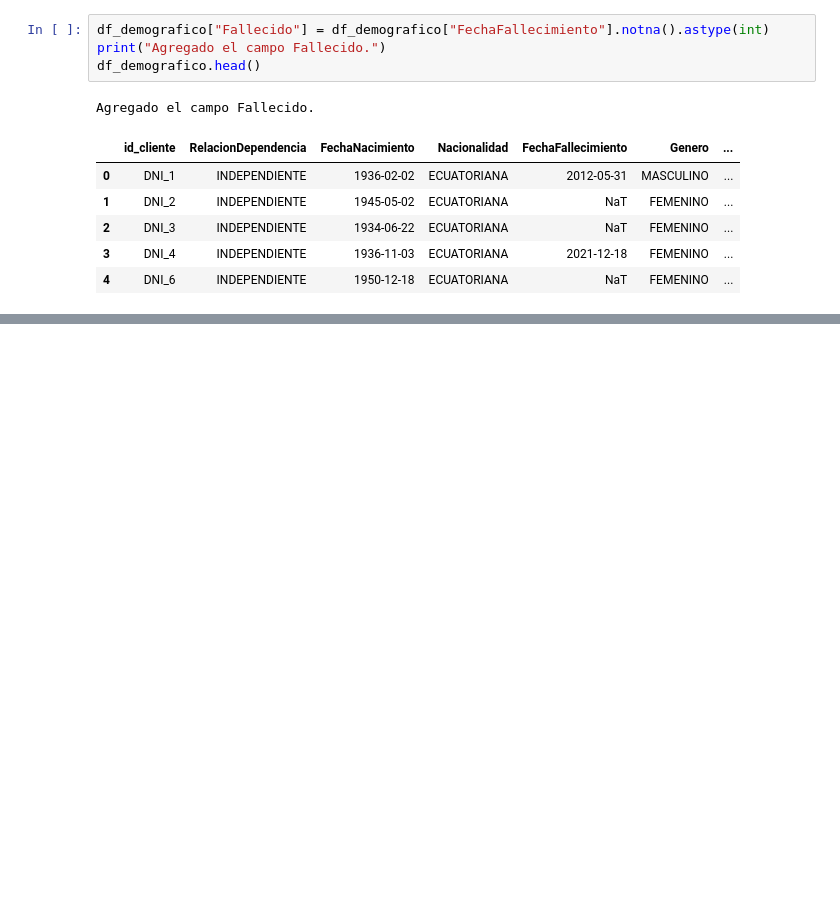
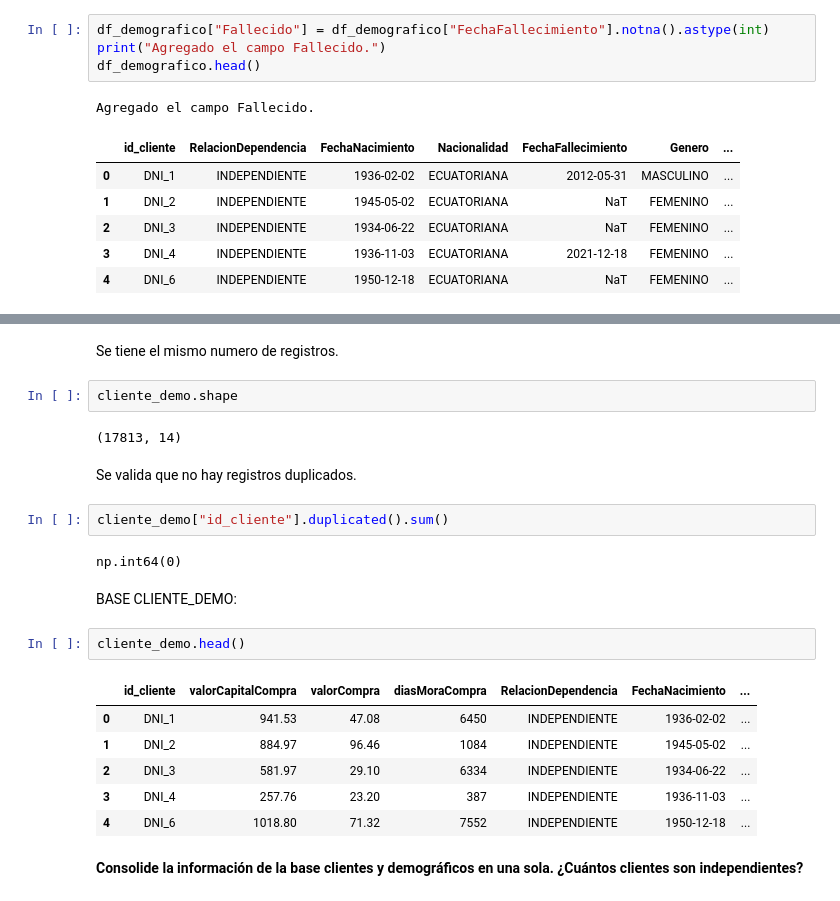
Before and after one commit to juandtap/pruebatecnica, a Jupyter notebook: PruebaTecnica_Tapia_Diego.ipynb, the cells around one changed output, grey strips where cells are left out. Drawn from its saved outputs; the diff is of its cells as text; blank space fills up the shorter version.

```diff
--- a/PruebaTecnica_Tapia_Diego.ipynb
+++ b/PruebaTecnica_Tapia_Diego.ipynb
@@ -331,0 +362,26 @@ Agregado el campo Fallecido.
+# %% [markdown]
+Se tiene el mismo numero de registros.
+# %%
+cliente_demo.shape
+# %% [output]
+(17813, 14)
+# %% [markdown]
+Se valida que no hay registros duplicados.
+# %%
+cliente_demo["id_cliente"].duplicated().sum()
+# %% [output]
+np.int64(0)
+# %% [markdown]
+BASE CLIENTE_DEMO:
+# %%
+cliente_demo.head()
+# %% [output]
+|  | id_cliente | valorCapitalCompra | valorCompra | diasMoraCompra | RelacionDependencia | FechaNacimiento | ... |
+| 0 | DNI_1 | 941.53 | 47.08 | 6450 | INDEPENDIENTE | 1936-02-02 | ... |
+| 1 | DNI_2 | 884.97 | 96.46 | 1084 | INDEPENDIENTE | 1945-05-02 | ... |
+| 2 | DNI_3 | 581.97 | 29.10 | 6334 | INDEPENDIENTE | 1934-06-22 | ... |
+| 3 | DNI_4 | 257.76 | 23.20 | 387 | INDEPENDIENTE | 1936-11-03 | ... |
+| 4 | DNI_6 | 1018.80 | 71.32 | 7552 | INDEPENDIENTE | 1950-12-18 | ... |
+# %% [markdown]
+**Consolide la información de la base clientes y demográficos en una sola. ¿Cuántos clientes son
+independientes?**
```
Also changed, not shown: parts of 45 cells of this notebook.
